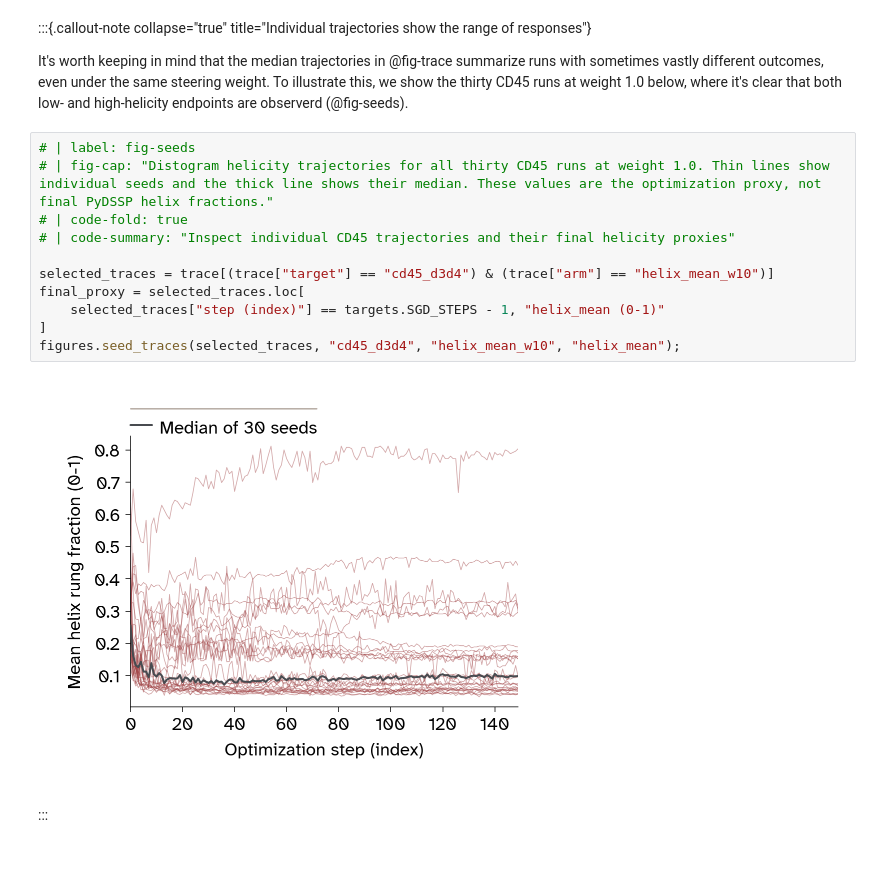
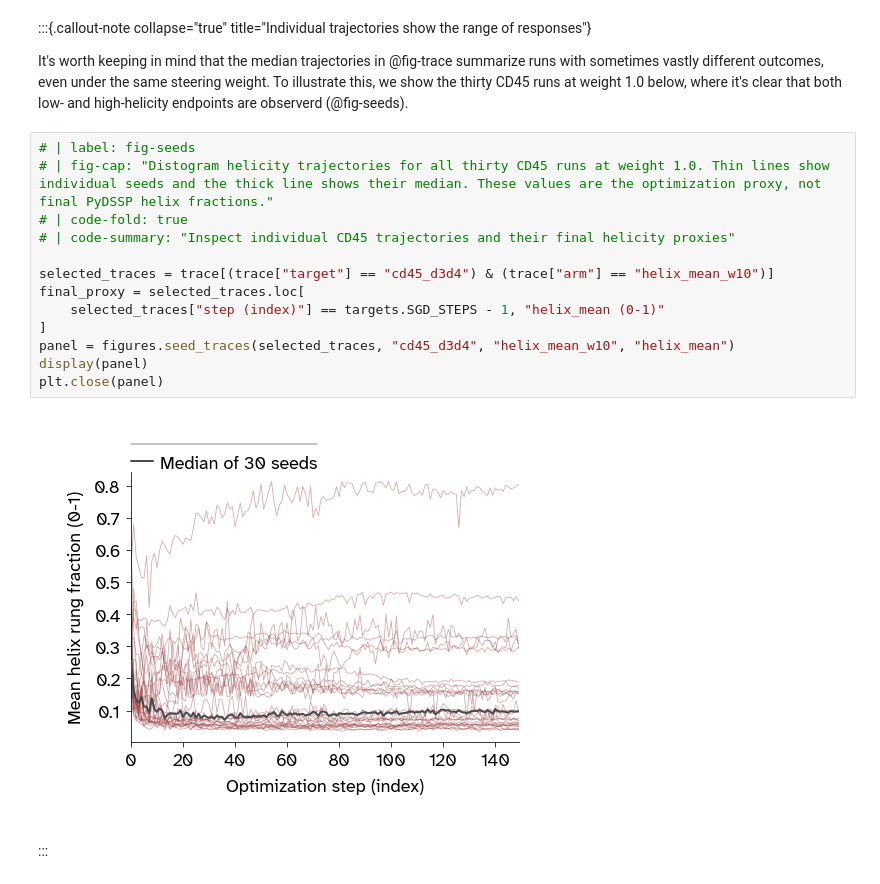
Before and after one commit to Arcadia-Science/esmfold2-secondary-structure-steering, a Jupyter notebook: index.ipynb, the cells around one changed output. Cells and saved outputs as stored; diff of their text form.

```diff
--- a/index.ipynb
+++ b/index.ipynb
@@ -463,15 +467,17 @@ It's worth keeping in mind that the median trajectories in @fig-trace summarize
 # %%
 # | label: fig-seeds
 # | fig-cap: "Distogram helicity trajectories for all thirty CD45 runs at weight 1.0. Thin lines show individual seeds and the thick line shows their median. These values are the optimization proxy, not final PyDSSP helix fractions."
 # | code-fold: true
 # | code-summary: "Inspect individual CD45 trajectories and their final helicity proxies"
 
 selected_traces = trace[(trace["target"] == "cd45_d3d4") & (trace["arm"] == "helix_mean_w10")]
 final_proxy = selected_traces.loc[
     selected_traces["step (index)"] == targets.SGD_STEPS - 1, "helix_mean (0-1)"
 ]
-figures.seed_traces(selected_traces, "cd45_d3d4", "helix_mean_w10", "helix_mean");
+panel = figures.seed_traces(selected_traces, "cd45_d3d4", "helix_mean_w10", "helix_mean")
+display(panel)
+plt.close(panel)
 # %% [output]
-[figure, old version]
+[figure, new version]
 # %% [markdown]
 :::
```
Also changed, not shown: parts of 19 cells of this notebook, 53 other files.
